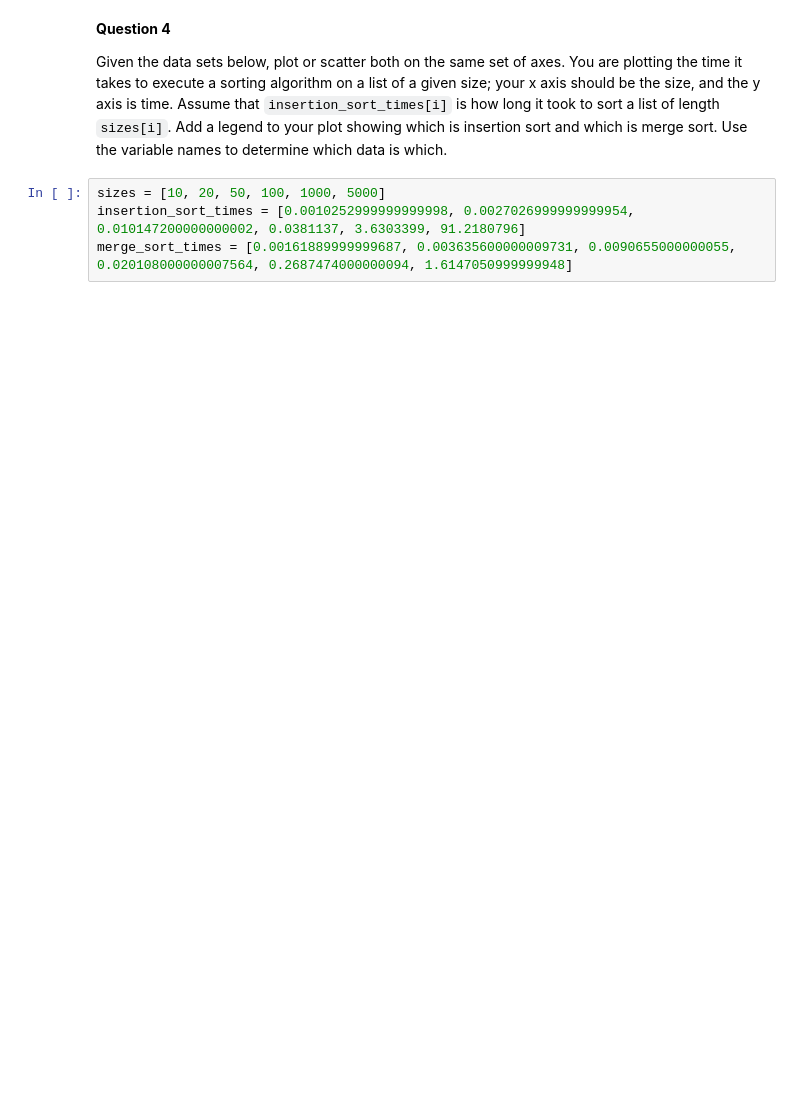
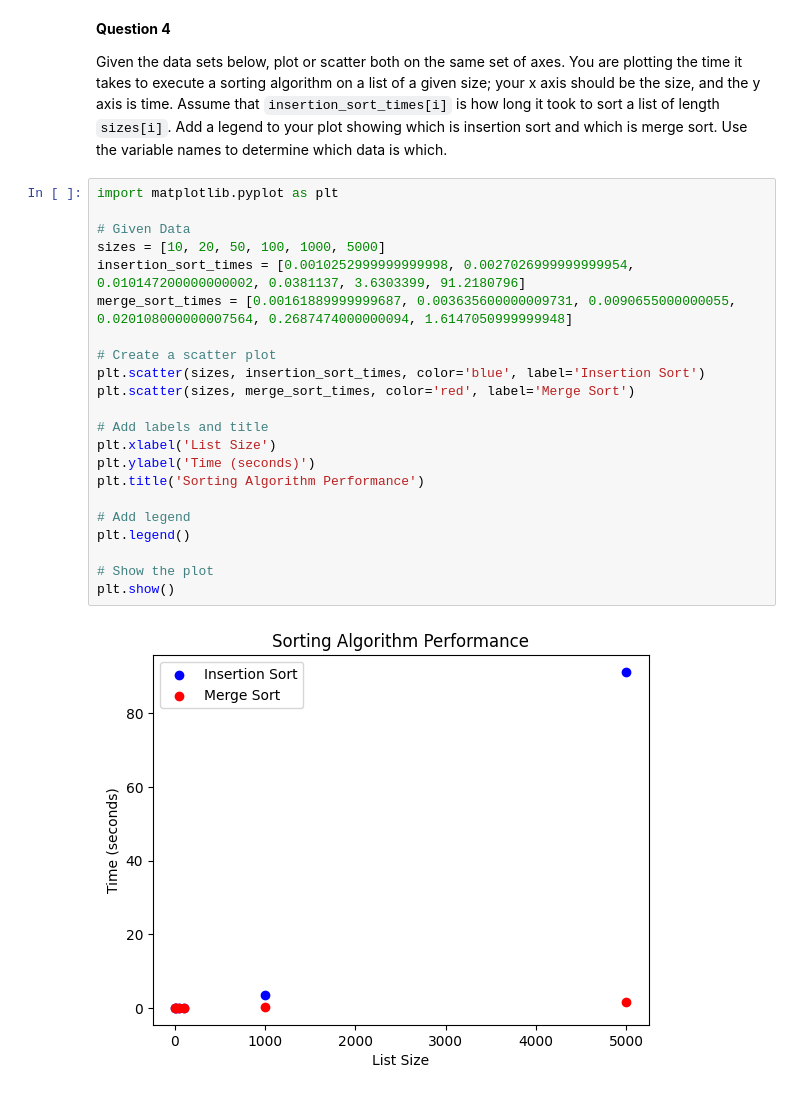
Before and after one commit to Bdowdle4/bd-pyplot, a Jupyter notebook: pyplot.ipynb, the cells around one changed output. Saved outputs shown, nothing was run; the diff lists cells and outputs as text; blank space fills up the shorter version.

```diff
--- a/pyplot.ipynb
+++ b/pyplot.ipynb
@@ -116,6 +144,26 @@ Do the same question as above, but change the syle and color of both the scatter
 
 Given the data sets below, plot or scatter both on the same set of axes.  You are plotting the time it takes to execute a sorting algorithm on a list of a given size; your x axis should be the size, and the y axis is time.  Assume that `insertion_sort_times[i]` is how long it took to sort a list of length `sizes[i]`.  Add a legend to your plot showing which is insertion sort and which is merge sort.  Use the variable names to determine which data is which.
 # %%
+import matplotlib.pyplot as plt
+
+# Given Data
 sizes = [10, 20, 50, 100, 1000, 5000]
 insertion_sort_times = [0.0010252999999999998, 0.0027026999999999954, 0.010147200000000002, 0.0381137, 3.6303399, 91.2180796]
 merge_sort_times = [0.00161889999999687, 0.003635600000009731, 0.0090655000000055, 0.020108000000007564, 0.2687474000000094, 1.6147050999999948]
+
+# Create a scatter plot
+plt.scatter(sizes, insertion_sort_times, color='blue', label='Insertion Sort')
+plt.scatter(sizes, merge_sort_times, color='red', label='Merge Sort')
+
+# Add labels and title
+plt.xlabel('List Size')
+plt.ylabel('Time (seconds)')
+plt.title('Sorting Algorithm Performance')
+
+# Add legend
+plt.legend()
+
+# Show the plot
+plt.show()
+# %% [output]
+[figure, added]
```
Also changed, not shown: parts of 1 cell of this notebook.
